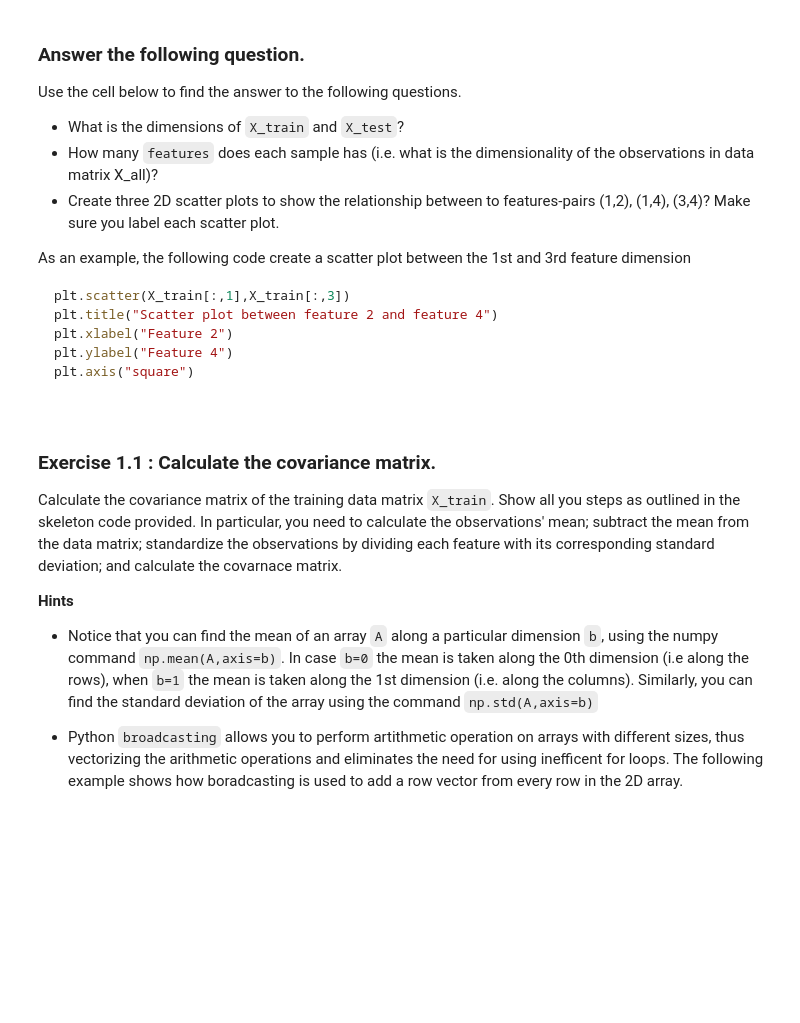
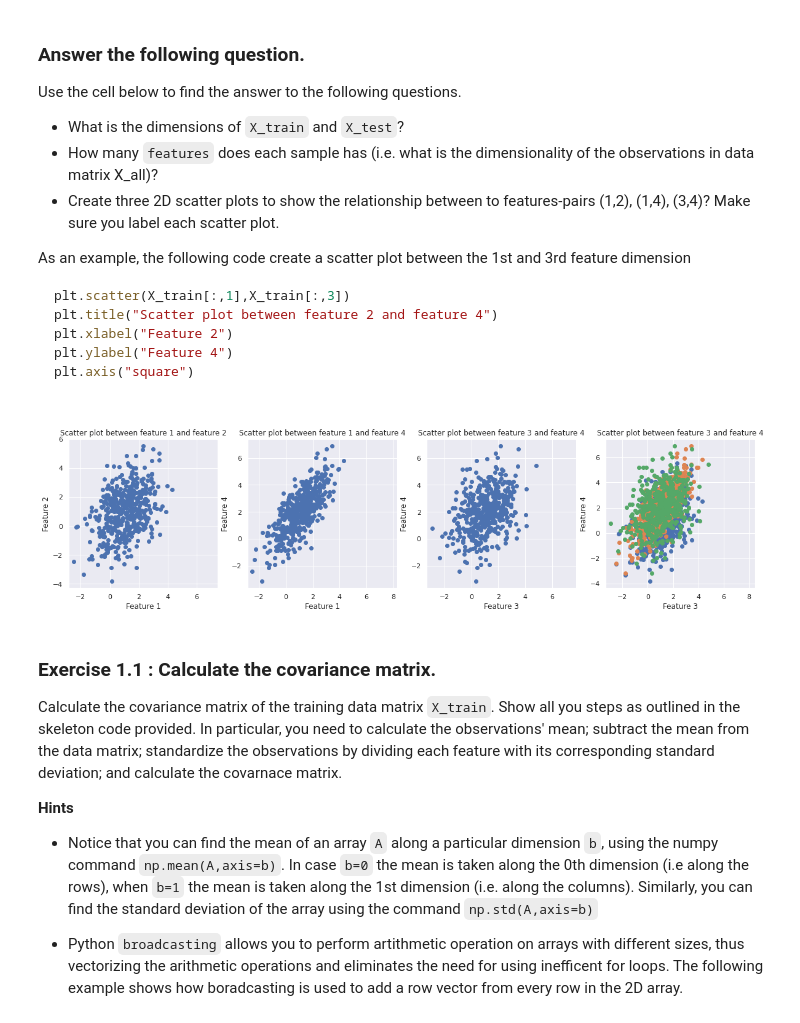
Before and after one commit to martinahuang/CUS615, a Jupyter notebook: assignment_martinahuang_PCA_SVD.ipynb, the cells around one changed output. Drawn from its saved outputs; the diff is of its cells as text; code cells hidden in the pictures; blank space fills up the shorter version.

```diff
--- a/assignment_martinahuang_PCA_SVD.ipynb
+++ b/assignment_martinahuang_PCA_SVD.ipynb
@@ -45,34 +50,61 @@ plt.axis("square")
 # %%
 #
 # Display the scatter plot between the feature pairs (1,2), (1,4), (3,4)
 #
 plt.figure(figsize=(20,10))
 
 # Plot the scatter plot between feature-pair (1,2)
 plt.subplot(1,4,1)
-plt.scatter(...)
-plt.title(...)
-plt.xlabel(...)
-plt.ylabel(...)
+plt.scatter(X_train[:,1],X_train[:,2])
+plt.title("Scatter plot between feature 1 and feature 2")
+plt.xlabel("Feature 1")
+plt.ylabel("Feature 2")
 plt.axis("square")
 
 
 # Plot the scatter plot between feature-pair (1,4)
 plt.subplot(1,4,2)
-#
-# Your code here
-#
-plt.axis("square")
-
-# Plot the scatter plot between feature-pair (3,4)
-plt.subplot(1,4,2)
-#
-# Your code here
-#
+plt.scatter(X_train[:,1],X_train[:,4])
+plt.title("Scatter plot between feature 1 and feature 4")
+plt.xlabel("Feature 1")
+plt.ylabel("Feature 4")
 plt.axis("square")
 
 
+# Plot the scatter plot between feature-pair (3,4)
+plt.subplot(1,4,3)
+plt.scatter(X_train[:,3],X_train[:,4])
+plt.title("Scatter plot between feature 3 and feature 4")
+plt.xlabel("Feature 3")
+plt.ylabel("Feature 4")
+plt.axis("square")
+
+
+# Plot the scatter plot between feature-pair (1,2)
+plt.subplot(1,4,4)
+plt.scatter(X_train[:,1],X_train[:,2])
+plt.title("Scatter plot between feature 1 and feature 2")
+plt.xlabel("Feature 1")
+plt.ylabel("Feature 2")
+plt.axis("square")
+# Plot the scatter plot between feature-pair (1,4)
+plt.subplot(1,4,4)
+plt.scatter(X_train[:,1],X_train[:,4])
+plt.title("Scatter plot between feature 1 and feature 4")
+plt.xlabel("Feature 1")
+plt.ylabel("Feature 4")
+plt.axis("square")
+# Plot the scatter plot between feature-pair (3,4)
+plt.subplot(1,4,4)
+plt.scatter(X_train[:,3],X_train[:,4])
+plt.title("Scatter plot between feature 3 and feature 4")
+plt.xlabel("Feature 3")
+plt.ylabel("Feature 4")
+plt.axis("square")
+
 plt.show()
+# %% [output]
+[figure, added]
 # %% [markdown]
 ### Exercise 1.1 : Calculate the covariance matrix.
 Calculate the covariance matrix of the training data matrix `X_train`. Show all you steps as outlined in the skeleton code provided. In particular, you need to
```
Also changed, not shown: parts of 8 cells of this notebook.
